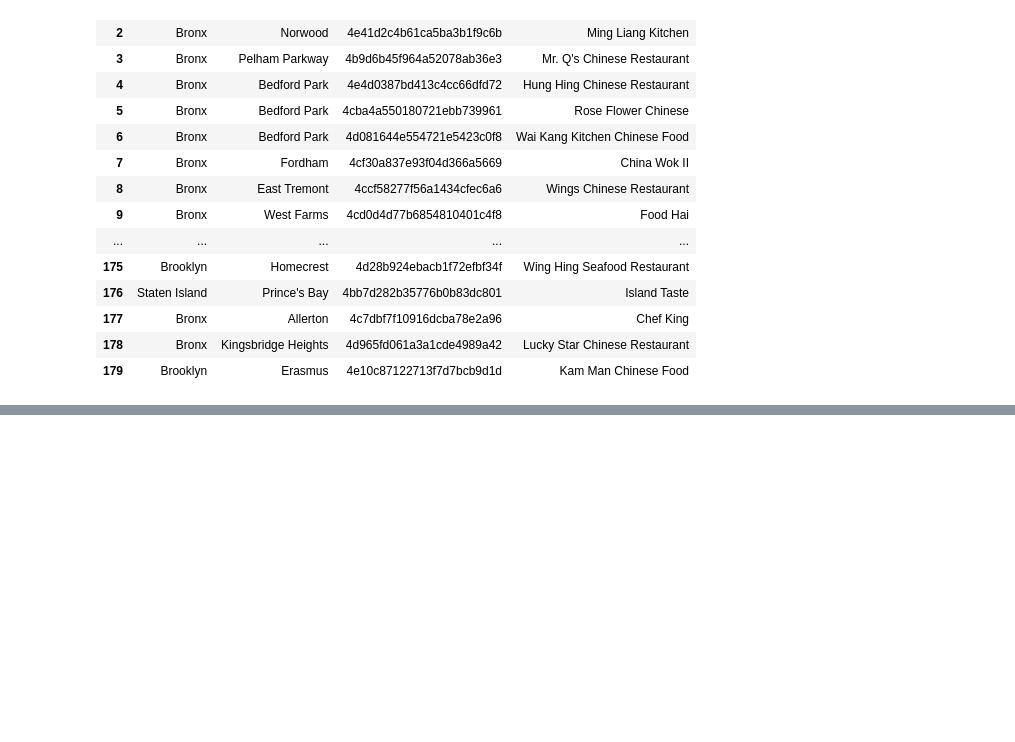
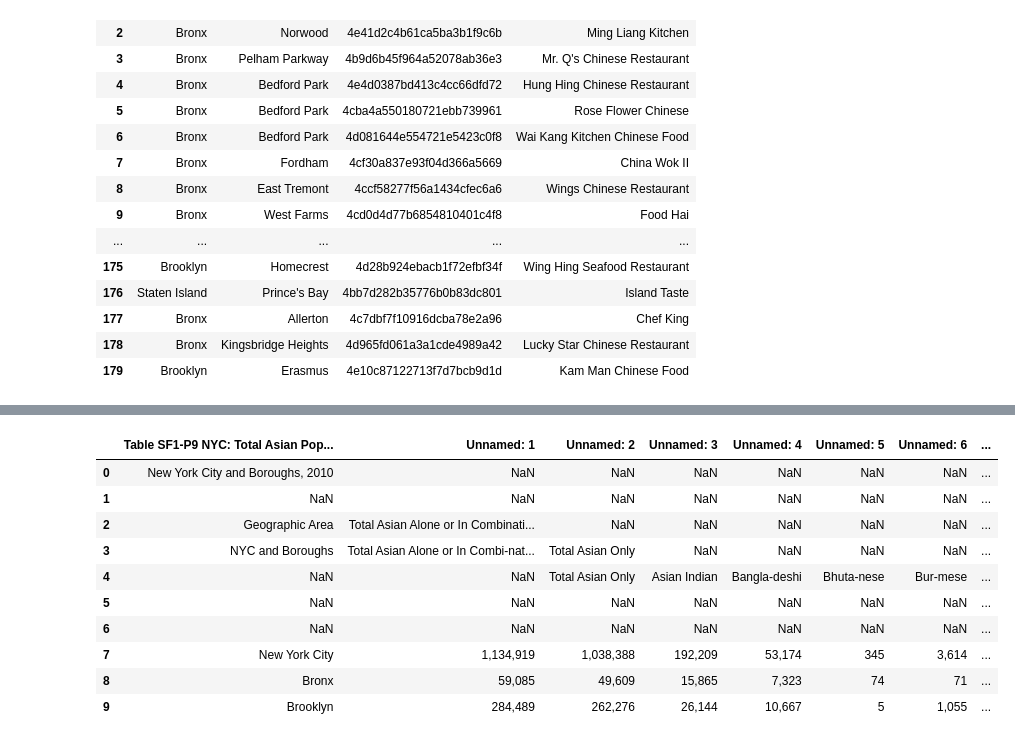
Before and after one commit to roydipta/battle_of_the_neighborhoods, a Jupyter notebook: final_workbook.ipynb, the cells around one changed output, grey strips where cells are left out. Cells and saved outputs as stored; diff of their text form; code cells hidden in the pictures; blank space fills up the shorter version.

```diff
--- a/final_workbook.ipynb
+++ b/final_workbook.ipynb
@@ -161,0 +168,16 @@ chinese_df.groupby('')
+# %%
+asians_nyc = pd.read_csv('race_nyc.csv')
+# %%
+asians_nyc.head(10)
+# %% [output]
+|  | Table SF1-P9 NYC: Total Asian Pop... | Unnamed: 1 | Unnamed: 2 | Unnamed: 3 | Unnamed: 4 | Unnamed: 5 | Unnamed: 6 | ... |
+| 0 | New York City and Boroughs, 2010 | NaN | NaN | NaN | NaN | NaN | NaN | ... |
+| 1 | NaN | NaN | NaN | NaN | NaN | NaN | NaN | ... |
+| 2 | Geographic Area | Total Asian Alone or In Combinati... | NaN | NaN | NaN | NaN | NaN | ... |
+| 3 | NYC and Boroughs | Total Asian Alone or In Combi-nat... | Total Asian Only | NaN | NaN | NaN | NaN | ... |
+| 4 | NaN | NaN | Total Asian Only | Asian Indian | Bangla-deshi | Bhuta-nese | Bur-mese | ... |
+| 5 | NaN | NaN | NaN | NaN | NaN | NaN | NaN | ... |
+| 6 | NaN | NaN | NaN | NaN | NaN | NaN | NaN | ... |
+| 7 | New York City | 1,134,919 | 1,038,388 | 192,209 | 53,174 | 345 | 3,614 | ... |
+| 8 | Bronx | 59,085 | 49,609 | 15,865 | 7,323 | 74 | 71 | ... |
+| 9 | Brooklyn | 284,489 | 262,276 | 26,144 | 10,667 | 5 | 1,055 | ... |
```
Also changed, not shown: parts of 16 cells of this notebook, 3 other files.
